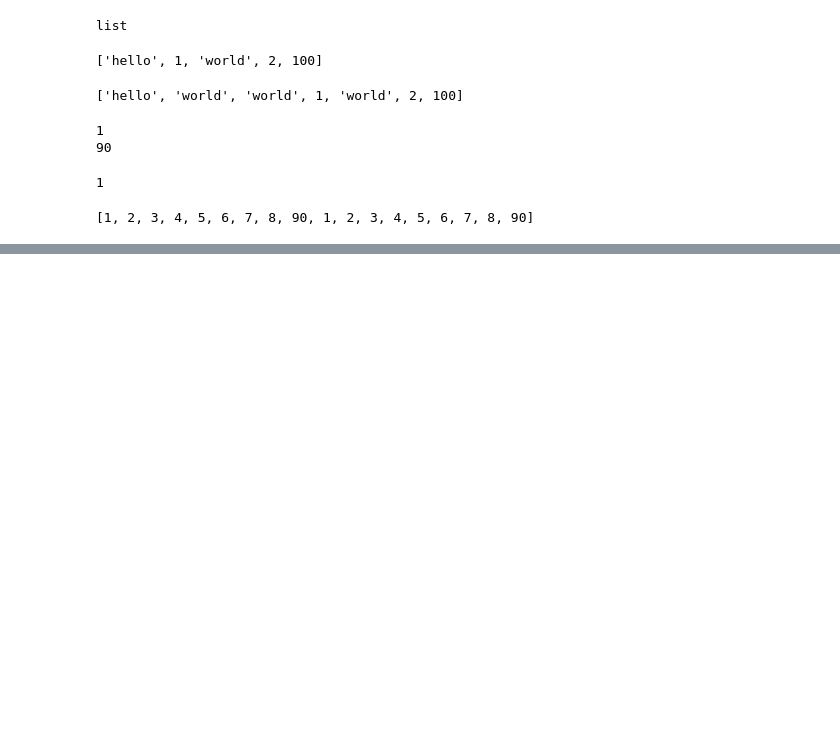
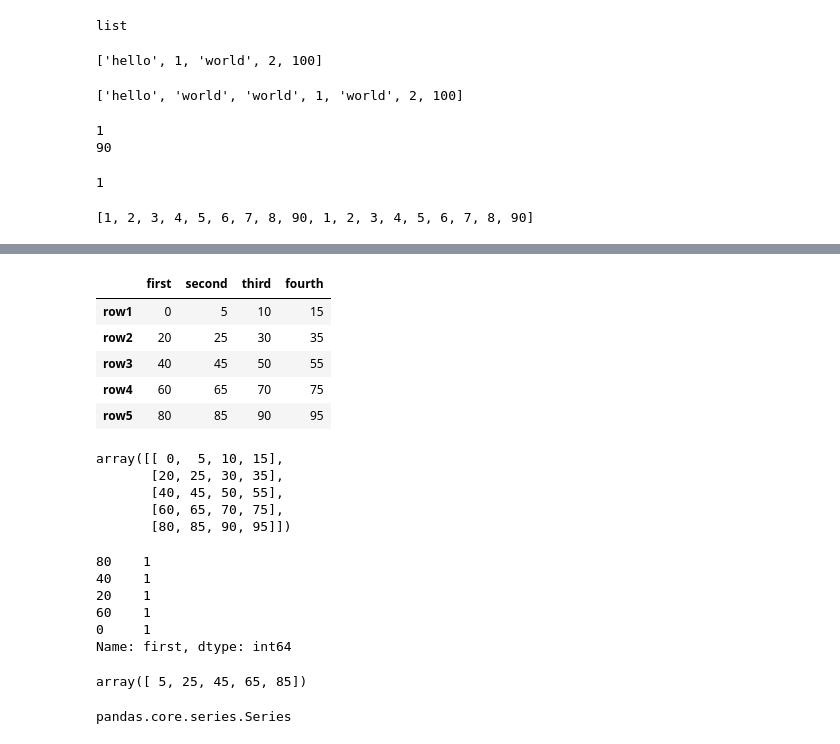
Before and after one commit to ssrbazpur/Data-Science-Starting-Kit, a Jupyter notebook: Python_Basics_for_Data_Science.ipynb, the cells around one changed output, grey strips where cells are left out. Cells and saved outputs as stored; diff of their text form; code cells hidden in the pictures; blank space fills up the shorter version.

```diff
--- a/Python_Basics_for_Data_Science.ipynb
+++ b/Python_Basics_for_Data_Science.ipynb
@@ -85,0 +306,36 @@ temp
+# %%
+df.iloc[:,:]
+# %% [output]
+|  | first | second | third | fourth |
+| row1 | 0 | 5 | 10 | 15 |
+| row2 | 20 | 25 | 30 | 35 |
+| row3 | 40 | 45 | 50 | 55 |
+| row4 | 60 | 65 | 70 | 75 |
+| row5 | 80 | 85 | 90 | 95 |
+# %%
+#convert dataframe to array
+df.iloc[:,:].values
+# %% [output]
+array([[ 0,  5, 10, 15],
+       [20, 25, 30, 35],
+       [40, 45, 50, 55],
+       [60, 65, 70, 75],
+       [80, 85, 90, 95]])
+# %%
+#Coutn values in columns.
+df['first'].value_counts()
+# %% [output]
+80    1
+40    1
+20    1
+60    1
+0     1
+Name: first, dtype: int64
+# %%
+df["second"].unique()
+# %% [output]
+array([ 5, 25, 45, 65, 85])
+# %%
+type(df["second"])
+# %% [output]
+pandas.core.series.Series
```
Also changed, not shown: parts of 46 cells of this notebook.
